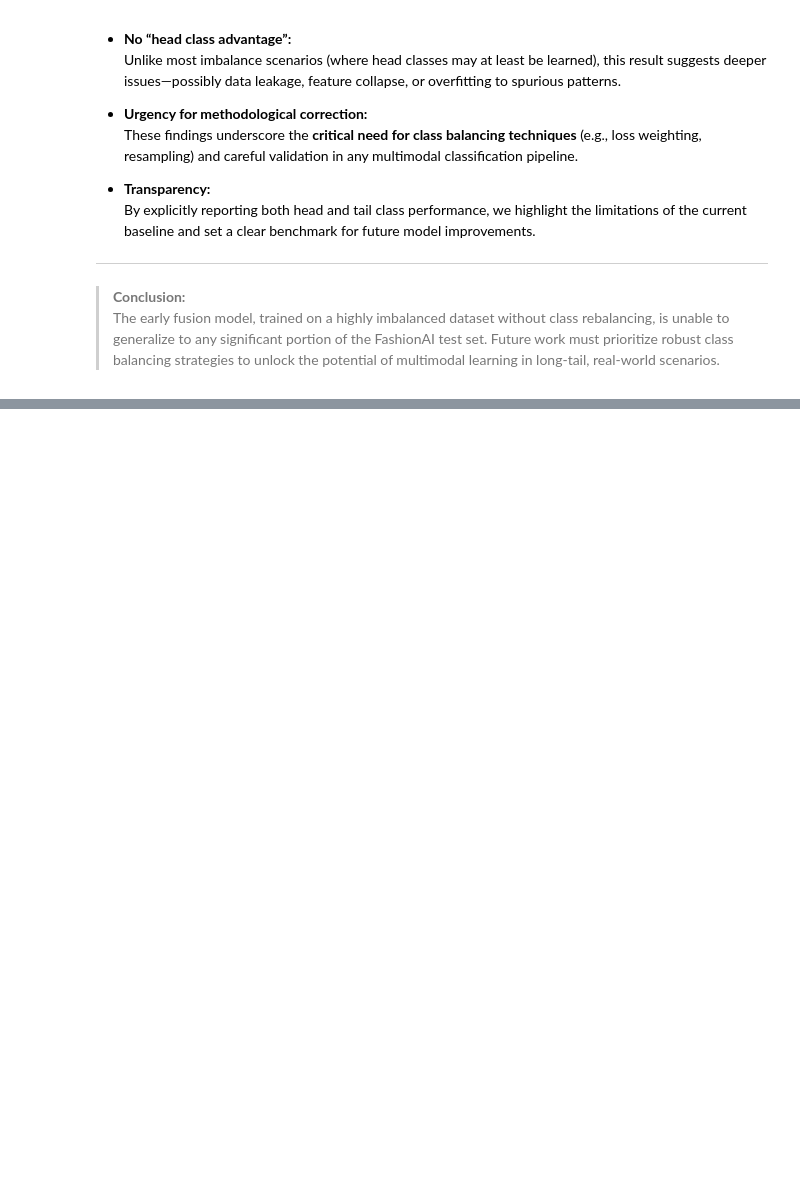
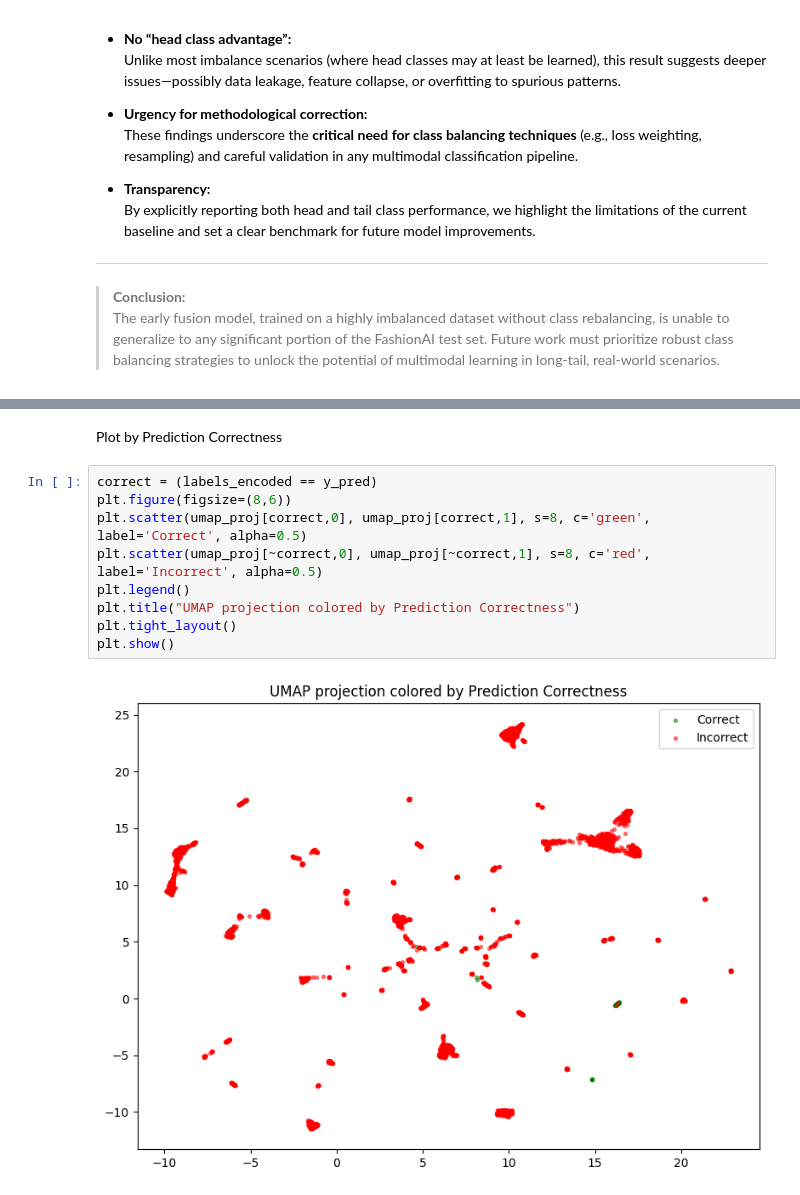
Before and after one commit to PM-0125/COmparative_Study_of_Multimodal_Represenations, a Jupyter notebook: notebooks/02_exploratory_fashionai.ipynb, the cells around one changed output, grey strips where cells are left out. Saved outputs shown, nothing was run; the diff lists cells and outputs as text; blank space fills up the shorter version.

```diff
--- a/notebooks/02_exploratory_fashionai.ipynb
+++ b/notebooks/02_exploratory_fashionai.ipynb
@@ -504,0 +599,13 @@ Tail class metrics (remaining 107 classes):
+# %% [markdown]
+Plot by Prediction Correctness
+# %%
+correct = (labels_encoded == y_pred)
+plt.figure(figsize=(8,6))
+plt.scatter(umap_proj[correct,0], umap_proj[correct,1], s=8, c='green', label='Correct', alpha=0.5)
+plt.scatter(umap_proj[~correct,0], umap_proj[~correct,1], s=8, c='red', label='Incorrect', alpha=0.5)
+plt.legend()
+plt.title("UMAP projection colored by Prediction Correctness")
+plt.tight_layout()
+plt.show()
+# %% [output]
+[figure, added]
```
Also changed, not shown: parts of 29 cells of this notebook.
